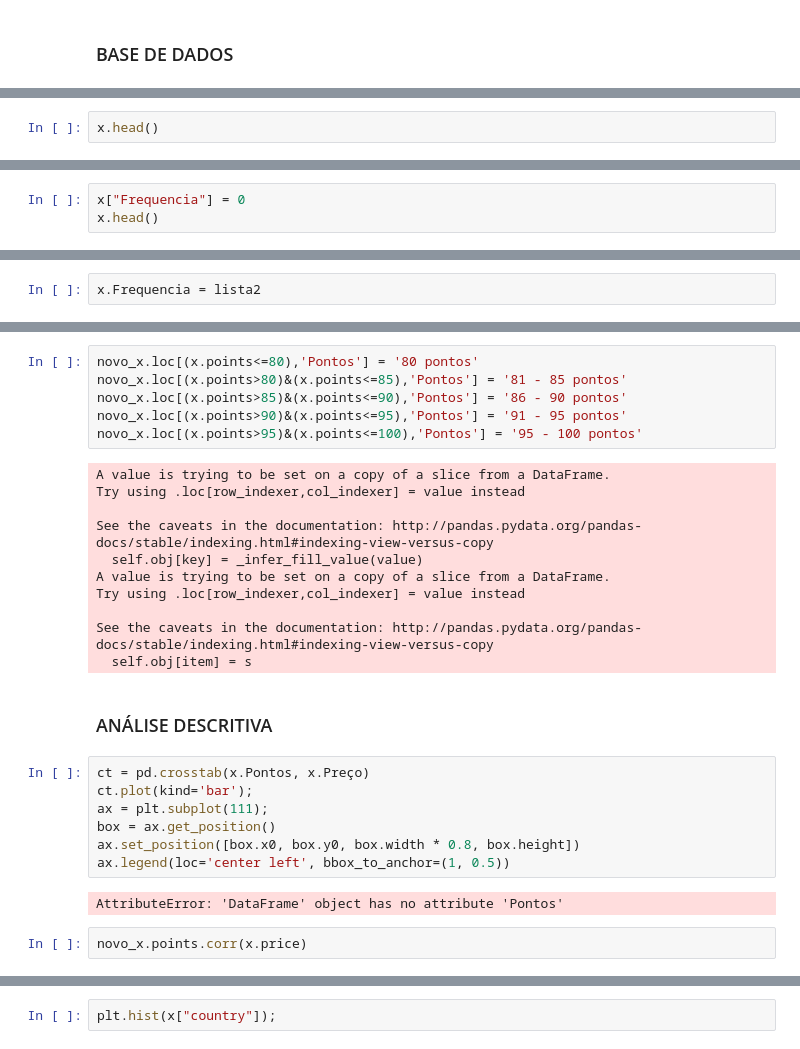
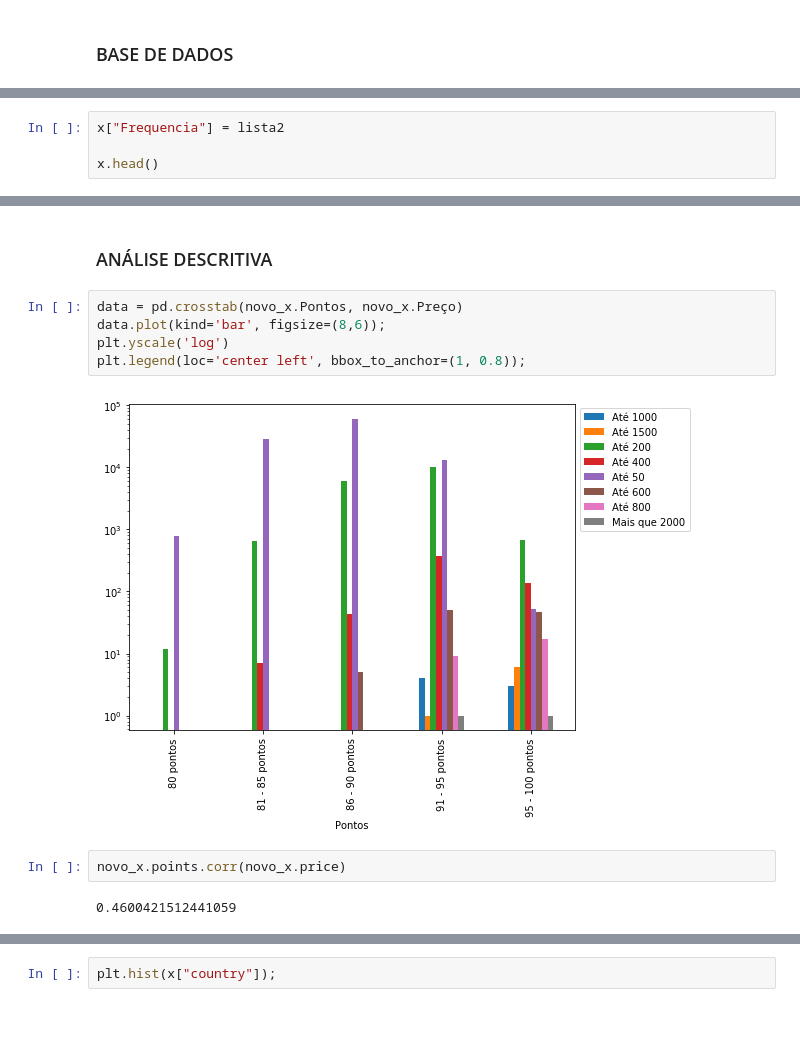
Before and after one commit to FidyBack/projeto_Cdata, a Jupyter notebook: Projeto 3 - Previsão de preço de Vinhos/Projeto3_grupo_6_vinhos.ipynb, the cells around one changed output, grey strips where cells are left out. Saved outputs shown, nothing was run; the diff lists cells and outputs as text; blank space fills up the shorter version.

```diff
--- a/Projeto 3 - Previsão de preço de Vinhos/Projeto3_grupo_6_vinhos.ipynb
+++ b/Projeto 3 - Previsão de preço de Vinhos/Projeto3_grupo_6_vinhos.ipynb
@@ -55,3 +70,5 @@ del x["Unnamed: 0"]
 # %%
+x["Frequencia"] = lista2
+
 x.head()
 # %% [output]
@@ -80,3 +80,0 @@ dtype: object
-# %%
-x["Frequencia"] = 0
-x.head()
@@ -119,2 +80,0 @@ for uva in x.variety:
-# %%
-x.Frequencia = lista2
@@ -166,31 +106,14 @@ See the caveats in the documentation: http://pandas.pydata.org/pandas-docs/stabl
-# %%
-novo_x.loc[(x.points<=80),'Pontos'] = '80 pontos'
-novo_x.loc[(x.points>80)&(x.points<=85),'Pontos'] = '81 - 85 pontos'
-novo_x.loc[(x.points>85)&(x.points<=90),'Pontos'] = '86 - 90 pontos'
-novo_x.loc[(x.points>90)&(x.points<=95),'Pontos'] = '91 - 95 pontos'
-novo_x.loc[(x.points>95)&(x.points<=100),'Pontos'] = '95 - 100 pontos'
-# %% [output]
-A value is trying to be set on a copy of a slice from a DataFrame.
-Try using .loc[row_indexer,col_indexer] = value instead
-
-See the caveats in the documentation: http://pandas.pydata.org/pandas-docs/stable/indexing.html#indexing-view-versus-copy
-  self.obj[key] = _infer_fill_value(value)
-A value is trying to be set on a copy of a slice from a DataFrame.
-Try using .loc[row_indexer,col_indexer] = value instead
-
-See the caveats in the documentation: http://pandas.pydata.org/pandas-docs/stable/indexing.html#indexing-view-versus-copy
-  self.obj[item] = s
 # %% [markdown]
 ### ANÁLISE DESCRITIVA
 # %%
-ct = pd.crosstab(x.Pontos, x.Preço)
-ct.plot(kind='bar');
-ax = plt.subplot(111);
-box = ax.get_position()
-ax.set_position([box.x0, box.y0, box.width * 0.8, box.height])
-ax.legend(loc='center left', bbox_to_anchor=(1, 0.5))
+data = pd.crosstab(novo_x.Pontos, novo_x.Preço)
+data.plot(kind='bar', figsize=(8,6));
+plt.yscale('log')
+plt.legend(loc='center left', bbox_to_anchor=(1, 0.8));
 # %% [output]
-AttributeError: 'DataFrame' object has no attribute 'Pontos'
+[figure, added]
 # %%
-novo_x.points.corr(x.price)
+novo_x.points.corr(novo_x.price)
+# %% [output]
+0.4600421512441059
 # %%
```
Also changed, not shown: parts of 19 cells of this notebook, 1 other file.
